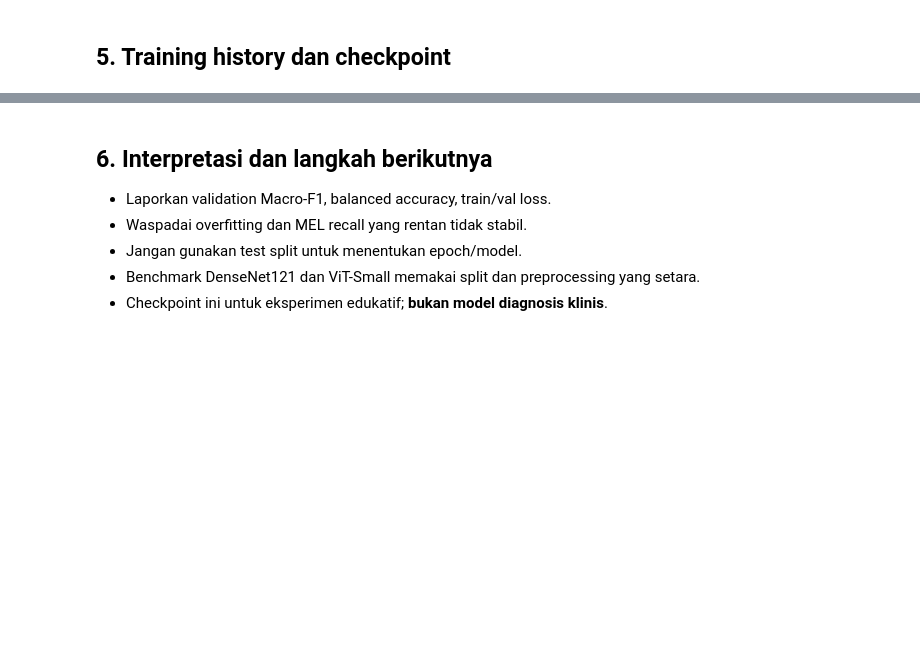
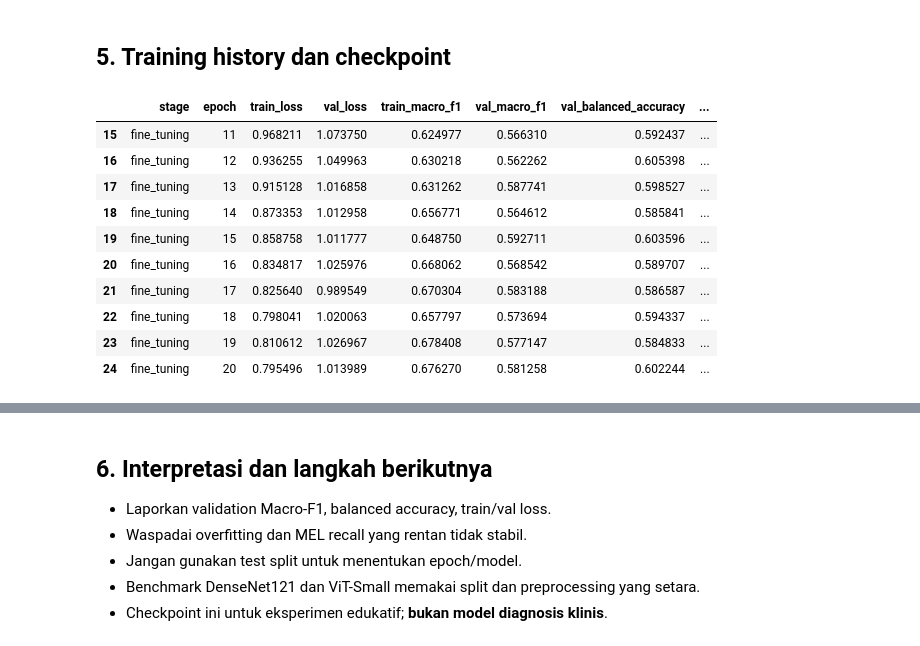
Before and after one commit to Liex2810/lesioscan-ml, a Jupyter notebook: notebooks/03_model_training.ipynb, the cells around one changed output, grey strips where cells are left out. Cells and saved outputs as stored; diff of their text form; code cells hidden in the pictures; blank space fills up the shorter version.

```diff
--- a/notebooks/03_model_training.ipynb
+++ b/notebooks/03_model_training.ipynb
@@ -67,17 +1512,88 @@ print('✅ Training selesai; files at:',TRAIN_OUT)
 # %% [markdown]
 ## 5. Training history dan checkpoint
 # %%
-import json, pandas as pd, matplotlib.pyplot as plt
-history=pd.read_csv(TRAIN_OUT/'history.csv')
-display(history.tail())
-with open(TRAIN_OUT/'training_summary.json',encoding='utf-8') as f: summary=json.load(f)
-print(json.dumps(summary,indent=2))
-fig,ax=plt.subplots(figsize=(9,4))
-ax.plot(range(1,len(history)+1),history.train_loss,label='Train loss')
-ax.plot(range(1,len(history)+1),history.val_loss,label='Val loss')
-ax.set(xlabel='Epoch global',ylabel='Cross entropy loss',title='ShuffleNet V2 training loss');ax.legend();plt.show()
-fig,ax=plt.subplots(figsize=(9,4))
-ax.plot(range(1,len(history)+1),history.val_macro_f1,label='Val Macro-F1')
-ax.set(xlabel='Epoch global',ylabel='Macro-F1',title='Validation Macro-F1');ax.legend();plt.show()
-assert (TRAIN_OUT/'best_shufflenetv2.pt').is_file()
-print('✅ Checkpoint exists')
+import json
+import pandas as pd
+import matplotlib.pyplot as plt
+
+from pathlib import Path
+from IPython.display import display
+
+# ==========================================
+# PATH
+# ==========================================
+
+STAGE1_OUT = TRAIN_OUT
+FINETUNE_OUT = TRAIN_OUT / "fine_tuning"
+
+STAGE1_HISTORY = STAGE1_OUT / "history.csv"
+STAGE2_HISTORY = FINETUNE_OUT / "history_finetuning.csv"
+
+STAGE1_MODEL = STAGE1_OUT / "best_shufflenetv2.pt"
+STAGE2_MODEL = FINETUNE_OUT / "best_finetuning.pt"
+
+EVAL_OUT = TRAIN_OUT / "validation_evaluation"
+
+FIGURES = EVAL_OUT / "figures"
+TABLES = EVAL_OUT / "tables"
+
+FIGURES.mkdir(parents=True, exist_ok=True)
+TABLES.mkdir(parents=True, exist_ok=True)
+
+# ==========================================
+# LOAD HISTORY
+# ==========================================
+
+stage1 = pd.read_csv(STAGE1_HISTORY)
+stage2 = pd.read_csv(STAGE2_HISTORY)
+
+history = pd.concat(
+    [stage1, stage2],
+    ignore_index=True
+)
+
+history["global_epoch"] = range(
+    1,
+    len(history) + 1
+)
+
+display(history.tail(10))
+
+# ==========================================
+# BEST SCORES
+# ==========================================
+
+stage1_best = stage1["val_macro_f1"].max()
+stage2_best = stage2["val_macro_f1"].max()
+
+print("=" * 55)
+print("LESIOSCAN — TRAINING SUMMARY")
+print("=" * 55)
+
+print(f"Stage 1 Best Macro-F1: {stage1_best:.4f}")
+print(f"Stage 2 Best Macro-F1: {stage2_best:.4f}")
+print(f"Improvement: {stage2_best - stage1_best:.4f}")
+
+print("\nBest Stage 2 Epoch:")
+display(
+    stage2.loc[
+        stage2["val_macro_f1"].idxmax()
+    ].to_frame("value")
+)
+
+history.to_csv(
+    TABLES / "combined_training_history.csv",
+    index=False
+)
+# %% [output]
+|  | stage | epoch | train_loss | val_loss | train_macro_f1 | val_macro_f1 | val_balanced_accuracy | ... |
+| 15 | fine_tuning | 11 | 0.968211 | 1.073750 | 0.624977 | 0.566310 | 0.592437 | ... |
+| 16 | fine_tuning | 12 | 0.936255 | 1.049963 | 0.630218 | 0.562262 | 0.605398 | ... |
+| 17 | fine_tuning | 13 | 0.915128 | 1.016858 | 0.631262 | 0.587741 | 0.598527 | ... |
+| 18 | fine_tuning | 14 | 0.873353 | 1.012958 | 0.656771 | 0.564612 | 0.585841 | ... |
+| 19 | fine_tuning | 15 | 0.858758 | 1.011777 | 0.648750 | 0.592711 | 0.603596 | ... |
+| 20 | fine_tuning | 16 | 0.834817 | 1.025976 | 0.668062 | 0.568542 | 0.589707 | ... |
+| 21 | fine_tuning | 17 | 0.825640 | 0.989549 | 0.670304 | 0.583188 | 0.586587 | ... |
+| 22 | fine_tuning | 18 | 0.798041 | 1.020063 | 0.657797 | 0.573694 | 0.594337 | ... |
+| 23 | fine_tuning | 19 | 0.810612 | 1.026967 | 0.678408 | 0.577147 | 0.584833 | ... |
+| 24 | fine_tuning | 20 | 0.795496 | 1.013989 | 0.676270 | 0.581258 | 0.602244 | ... |
```
Also changed, not shown: parts of 17 cells of this notebook.
